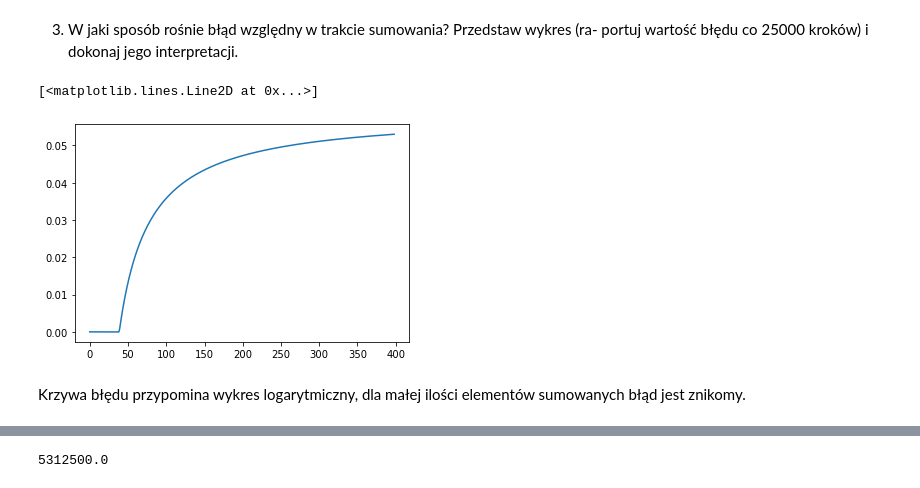
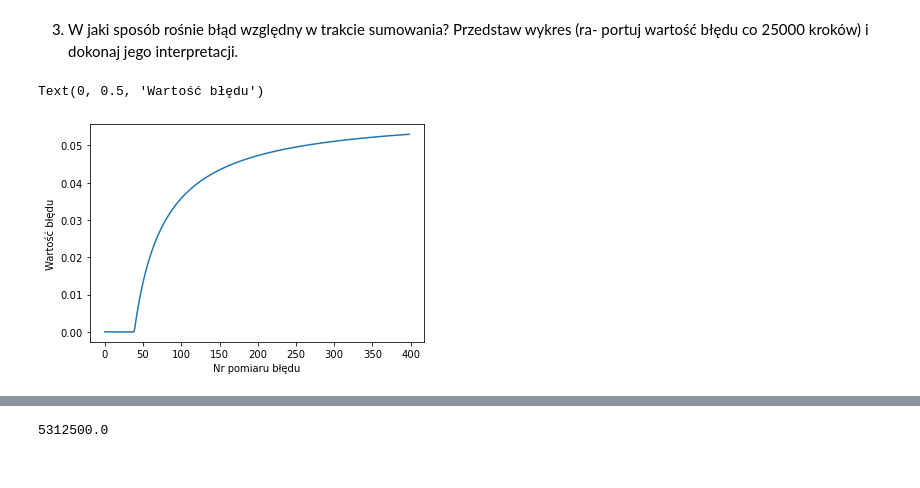
Before and after one commit to proman3419/AGH-WIET-INF-MOwNiT-2022, a Jupyter notebook: 1/1.ipynb, the cells around one changed output, grey strips where cells are left out. Cells and saved outputs as stored; diff of their text form; code cells hidden in the pictures.

```diff
--- a/1/1.ipynb
+++ b/1/1.ipynb
@@ -61,16 +65,16 @@ portuj wartość błędu co 25000 kroków) i dokonaj jego interpretacji.
 # %%
 relative_errors = []
 naive_sum = np.float32(0)
 for i in range(N):
     naive_sum += v
     if i % 25000 == 0 and i != 0:
         ratio = np.float32(i / N)
         expected_val = np.float32(expected_sum * ratio)
         relative_errors.append(get_relative_error(expected_val, naive_sum))
 
 plt.plot(relative_errors)
+plt.xlabel('Nr pomiaru błędu')
+plt.ylabel('Wartość błędu')
 # %% [output]
-[<matplotlib.lines.Line2D at 0x...>]
+Text(0, 0.5, 'Wartość błędu')
-[figure, old version]
+[figure, new version]
-# %% [markdown]
-Krzywa błędu przypomina wykres logarytmiczny, dla małej ilości elementów sumowanych błąd jest znikomy.
```
Also changed, not shown: parts of 24 cells of this notebook.
